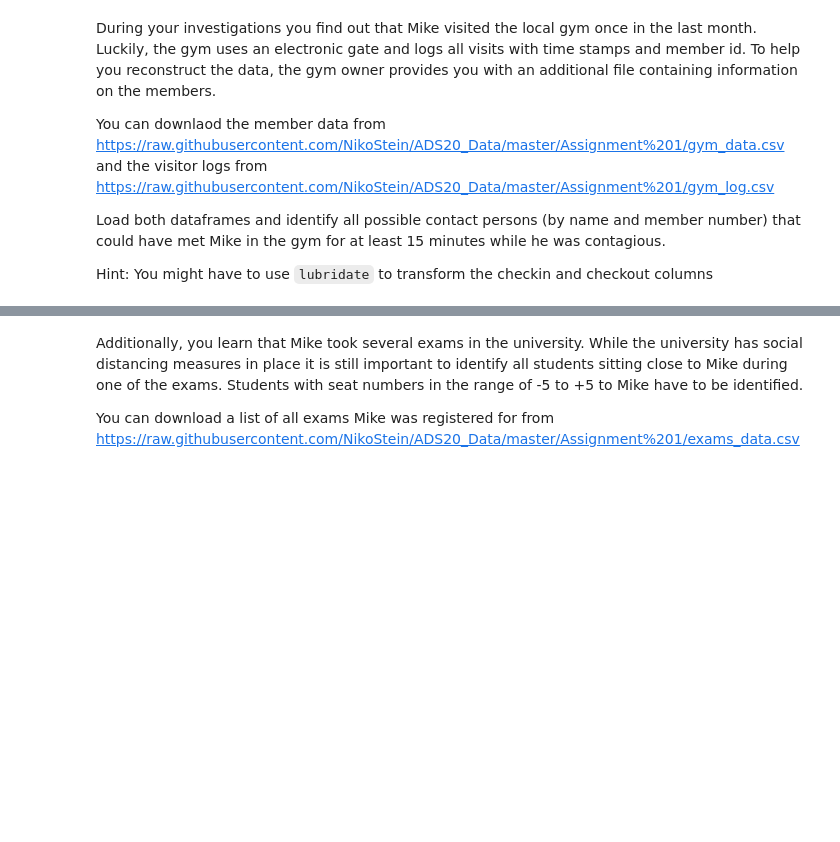
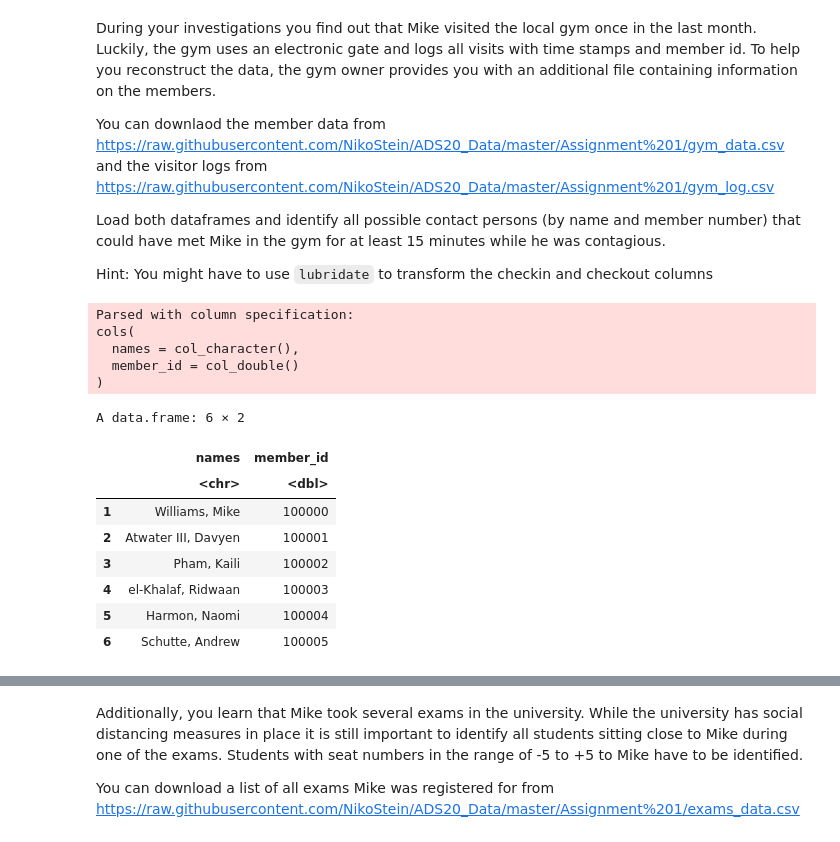
Before and after one commit to michiWS1920/ADS20, a Jupyter notebook: ADS_Programming_Assignment_1.ipynb, the cells around one changed output, grey strips where cells are left out. Drawn from its saved outputs; the diff is of its cells as text; code cells hidden in the pictures; blank space fills up the shorter version.

```diff
--- a/ADS_Programming_Assignment_1.ipynb
+++ b/ADS_Programming_Assignment_1.ipynb
@@ -462,0 +472,18 @@
+# %%
+member_data <- as.data.frame(read_csv(url("https://raw.githubusercontent.com/NikoStein/ADS20_Data/master/Assignment%201/gym_data.csv")))
+member_data %>% head()
+# %% [output]
+Parsed with column specification:
+cols(
+  names = col_character(),
+  member_id = col_double()
+)
+A data.frame: 6 × 2
+|  | names | member_id |
+|  | <chr> | <dbl> |
+| 1 | Williams, Mike | 100000 |
+| 2 | Atwater III, Davyen | 100001 |
+| 3 | Pham, Kaili | 100002 |
+| 4 | el-Khalaf, Ridwaan | 100003 |
+| 5 | Harmon, Naomi | 100004 |
+| 6 | Schutte, Andrew | 100005 |
```
Also changed, not shown: parts of 5 cells of this notebook.
